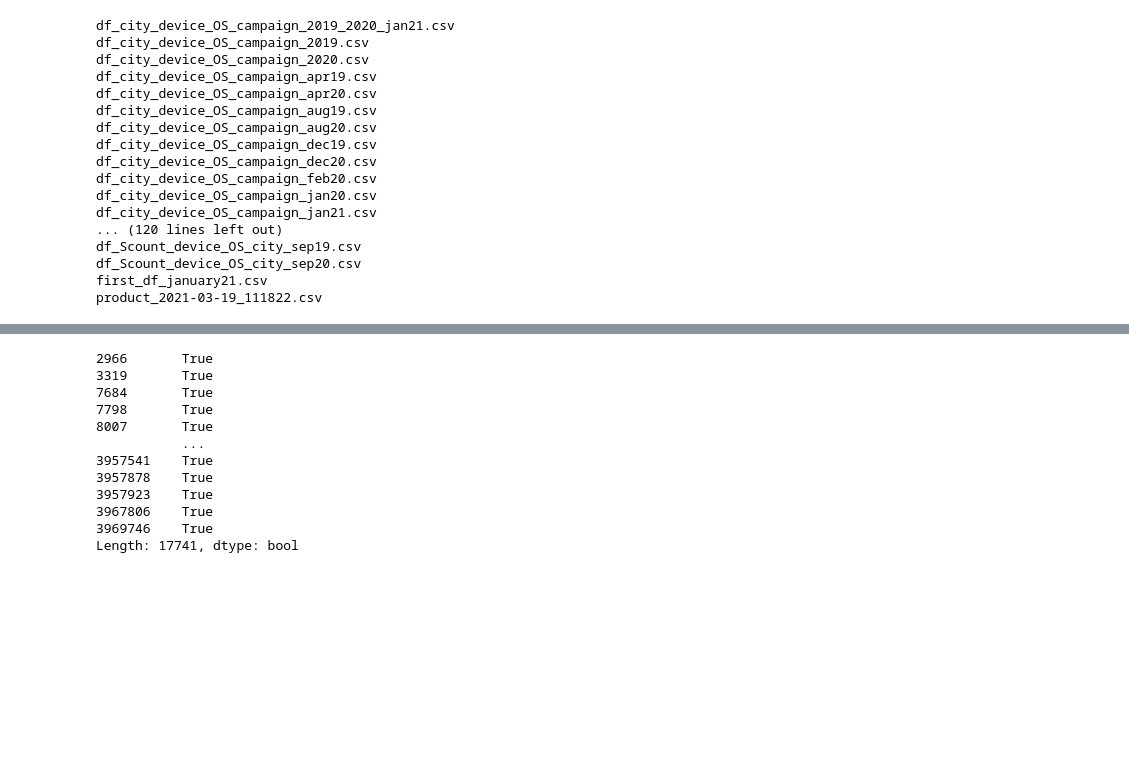
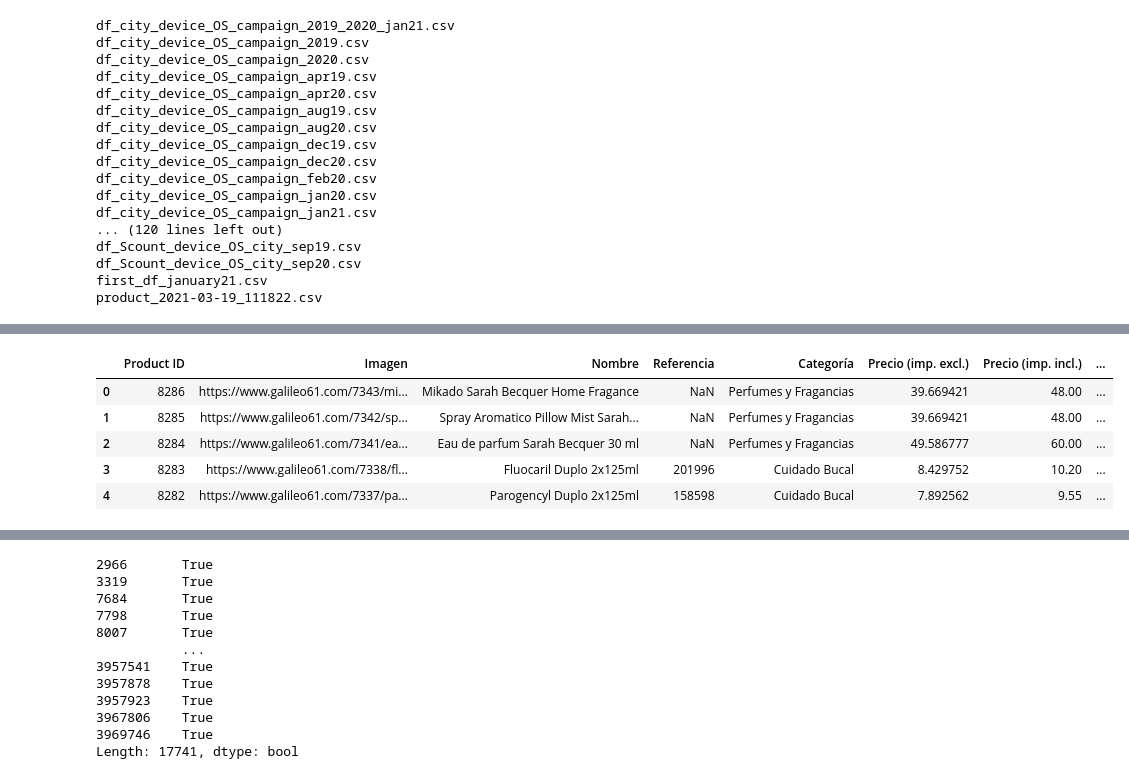
Before and after one commit to Laurajmoreno/ML_and_CRO, a Jupyter notebook: Data_Collection-oldbackup.ipynb, the cells around one changed output, grey strips where cells are left out. Cells and saved outputs as stored; diff of their text form; code cells hidden in the pictures; blank space fills up the shorter version.

```diff
--- a/Data_Collection-oldbackup.ipynb
+++ b/Data_Collection-oldbackup.ipynb
@@ -9642,0 +10288,16 @@ product_2021-03-19_111822.csv
+# %%
+import os
+
+data_root="../data/"
+# %%
+# Product Catalog dataset
+prod_datafile=os.path.join(data_root,'product_2021-04-19_113719.csv')
+prod_info=pd.read_csv(prod_datafile,sep=";")
+prod_info.head(5)
+# %% [output]
+|  | Product ID | Imagen | Nombre | Referencia | Categoría | Precio (imp. excl.) | Precio (imp. incl.) | ... |
+| 0 | 8286 | https://www.galileo61.com/7343/mi... | Mikado Sarah Becquer Home Fragance | NaN | Perfumes y Fragancias | 39.669421 | 48.00 | ... |
+| 1 | 8285 | https://www.galileo61.com/7342/sp... | Spray Aromatico Pillow Mist Sarah... | NaN | Perfumes y Fragancias | 39.669421 | 48.00 | ... |
+| 2 | 8284 | https://www.galileo61.com/7341/ea... | Eau de parfum Sarah Becquer 30 ml | NaN | Perfumes y Fragancias | 49.586777 | 60.00 | ... |
+| 3 | 8283 | https://www.galileo61.com/7338/fl... | Fluocaril Duplo 2x125ml | 201996 | Cuidado Bucal | 8.429752 | 10.20 | ... |
+| 4 | 8282 | https://www.galileo61.com/7337/pa... | Parogencyl Duplo 2x125ml | 158598 | Cuidado Bucal | 7.892562 | 9.55 | ... |
```
Also changed, not shown: parts of 57 cells of this notebook, 1 other file.
